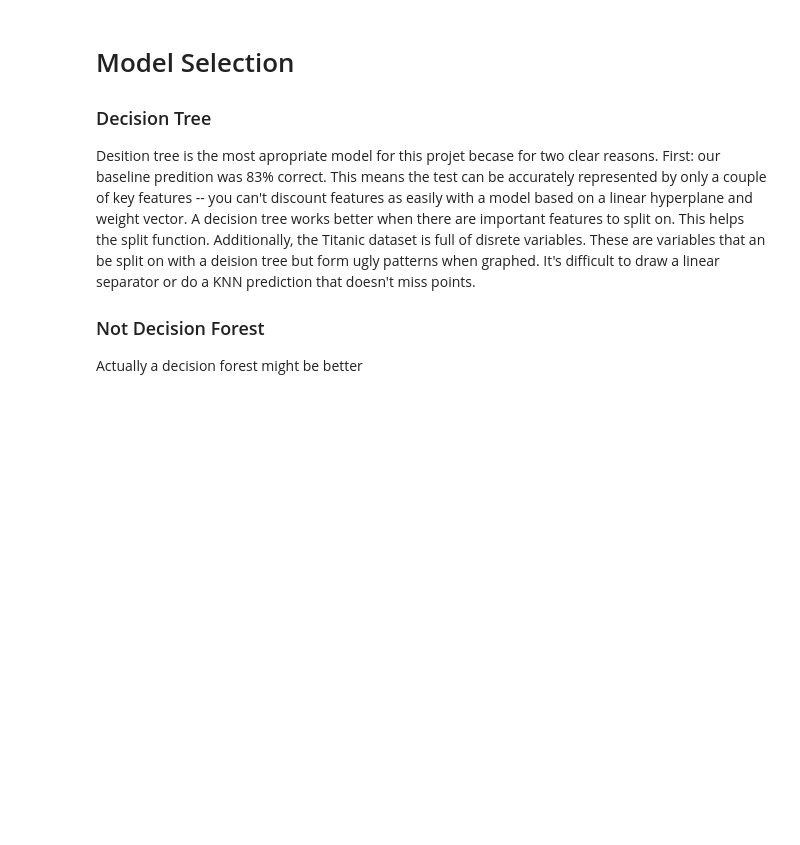
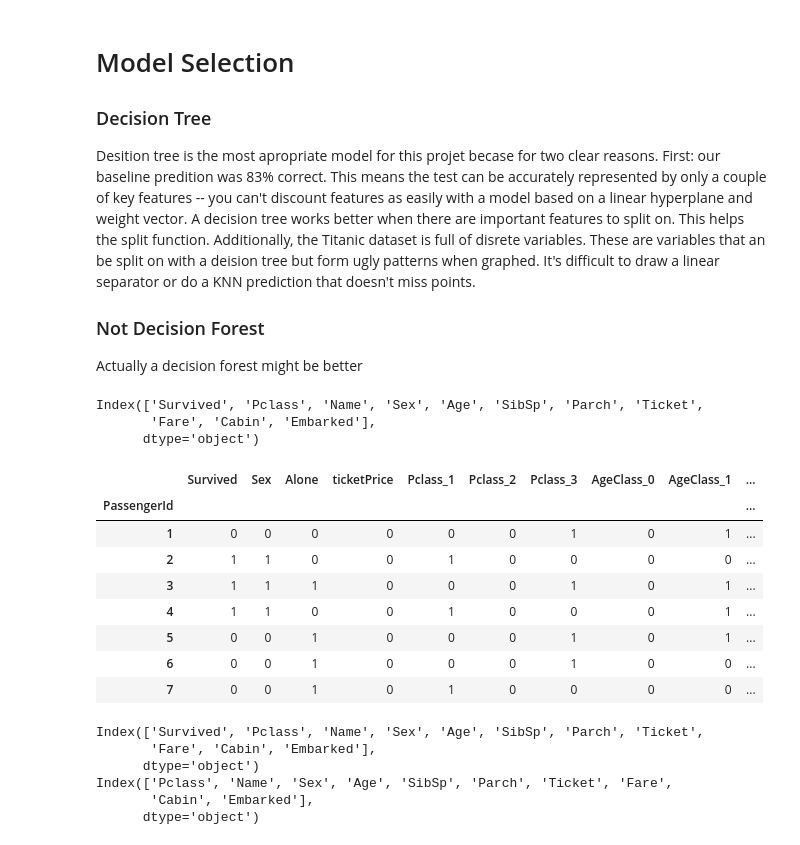
Before and after one commit to RSkorina/Titanic_Machine, a Jupyter notebook: titanic.ipynb, the cells around one changed output. Drawn from its saved outputs; the diff is of its cells as text; code cells hidden in the pictures; blank space fills up the shorter version.

```diff
--- a/titanic.ipynb
+++ b/titanic.ipynb
@@ -138,7 +144,7 @@ plt.show()
 # %% [markdown]
 ## Feature Transformations
 # %%
-def ageSet(self,row):
+def ageSet(row):
     if row.Age <= 18:
         age = 0
     elif row.Age <= 35:
@@ -150,19 +156,28 @@ def ageSet(self,row):
     return age
 # %%
 #Specify someone as alone if they have no, siblings, parents, or children
-def aloneSet(self,row):
-    alone = 0
-    if int(row.SibSp) == 0 and int(row.Parch) == 0:
-        alone = 1
-    return alone
+def ticketPriceSet(row):
+    index = row.Pclass
+    if row.Fare > row.meanTicketPrice:
+        ticketPrice = 1
+    else:
+        ticketPrice = 0
+    return ticketPrice
 #Maybe: add method to find if have children
 # %%
-#Check if ticket is more expensive or less expensive than mean of Pclass
-def ticketPriceSet(self,row):
+def ticketPriceSet(row):
     index = row.Pclass
     if row.Fare > row.meanTicketPrice:
         ticketPrice = 1
     else:
         ticketPrice = 0
     return ticketPrice
+# %%
+def aloneSet(row):
+#TODO Create status for if have parent or child
+#If traveling alone then alone = 1
+    alone = 0
+    if int(row.SibSp) == 0 and int(row.Parch) == 0:
+        alone = 1
+    return alone
 # %%
@@ -251,3 +270,46 @@ Desition tree is the most apropriate model for this projet becase for two clear
 
 ### Not Decision Forest
 Actually a decision forest might be better
+# %%
+df1 = pd.read_csv('train.csv')
+df2 = pd.read_csv('test.csv')
+df3 = pd.read_csv('gender_submission.csv')
+titanicClean(df1, ageContinuous=False).head(7)
+# %% [output]
+Index(['Survived', 'Pclass', 'Name', 'Sex', 'Age', 'SibSp', 'Parch', 'Ticket',
+       'Fare', 'Cabin', 'Embarked'],
+      dtype='object')
+|  | Survived | Sex | Alone | ticketPrice | Pclass_1 | Pclass_2 | Pclass_3 | AgeClass_0 | AgeClass_1 | ... |
+| PassengerId |  |  |  |  |  |  |  |  |  | ... |
+| 1 | 0 | 0 | 0 | 0 | 0 | 0 | 1 | 0 | 1 | ... |
+| 2 | 1 | 1 | 0 | 0 | 1 | 0 | 0 | 0 | 0 | ... |
+| 3 | 1 | 1 | 1 | 0 | 0 | 0 | 1 | 0 | 1 | ... |
+| 4 | 1 | 1 | 0 | 0 | 1 | 0 | 0 | 0 | 1 | ... |
+| 5 | 0 | 0 | 1 | 0 | 0 | 0 | 1 | 0 | 1 | ... |
+| 6 | 0 | 0 | 1 | 0 | 0 | 0 | 1 | 0 | 0 | ... |
+| 7 | 0 | 0 | 1 | 0 | 1 | 0 | 0 | 0 | 0 | ... |
+# %%
+def train_data(df):
+    df = titanicClean(df, ageContinuous = False)
+    y = df.iloc[:, 0].values
+    X = df.iloc[:, 1:].values
+    return X, y
+
+
+def test_data(df1, df2):
+    df1 = titanicClean(df1, ageContinuous = False)
+    X = df1.values
+    y = df2.set_index('PassengerId')
+    y = y.values
+    y = y.flatten()
+    return X, y
+
+X_train, y_train = train_data(d1)
+X_test, y_test = test_data(df2, df3)
+# %% [output]
+Index(['Survived', 'Pclass', 'Name', 'Sex', 'Age', 'SibSp', 'Parch', 'Ticket',
+       'Fare', 'Cabin', 'Embarked'],
+      dtype='object')
+Index(['Pclass', 'Name', 'Sex', 'Age', 'SibSp', 'Parch', 'Ticket', 'Fare',
+       'Cabin', 'Embarked'],
+      dtype='object')
```
Also changed, not shown: parts of 4 cells of this notebook, 2 other files.
